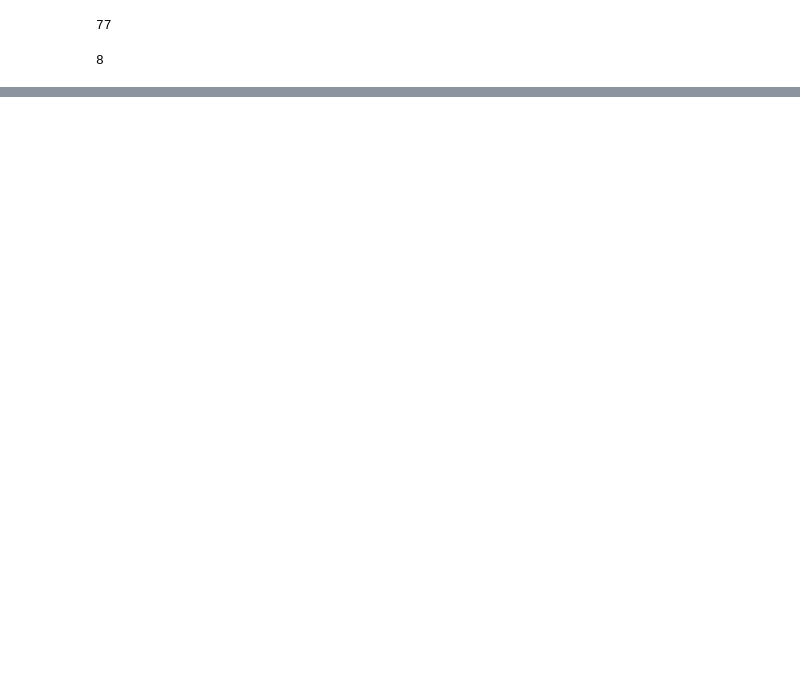
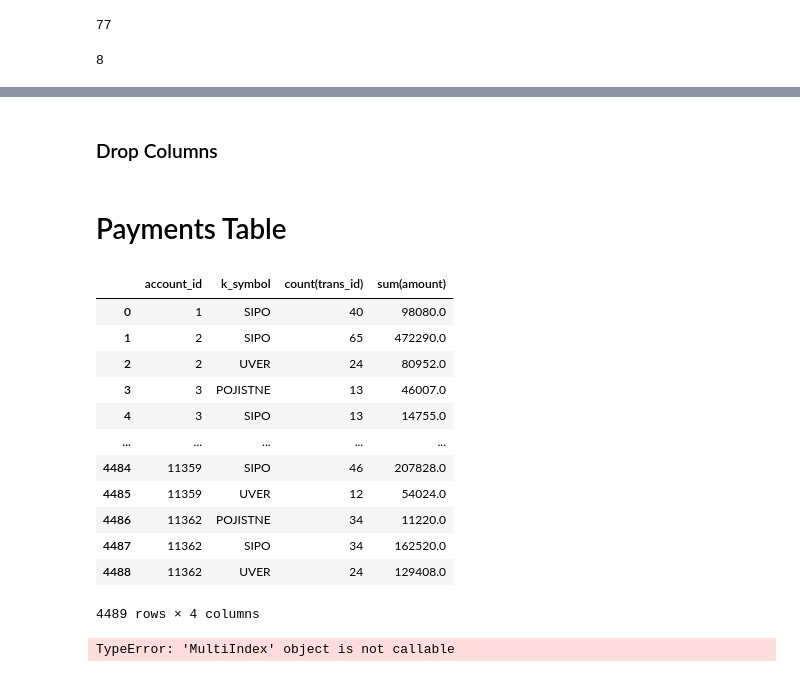
Before and after one commit to KarlDavidson/1000ml_Project5, a Jupyter notebook: Project5_Data_Discovery.ipynb, the cells around one changed output, grey strips where cells are left out. Saved outputs shown, nothing was run; the diff lists cells and outputs as text; code cells hidden in the pictures; blank space fills up the shorter version.

```diff
--- a/Project5_Data_Discovery.ipynb
+++ b/Project5_Data_Discovery.ipynb
@@ -122,0 +170,2 @@ loan_df.head()
+# %% [markdown]
+### Drop Columns
@@ -122,0 +200,18 @@ loan_df.head()
+# %% [markdown]
+# Payments Table
+# %%
+payment_df
+# %% [output]
+|  | account_id | k_symbol | count(trans_id) | sum(amount) |
+| 0 | 1 | SIPO | 40 | 98080.0 |
+| 1 | 2 | SIPO | 65 | 472290.0 |
+| 2 | 2 | UVER | 24 | 80952.0 |
+| 3 | 3 | POJISTNE | 13 | 46007.0 |
+| 4 | 3 | SIPO | 13 | 14755.0 |
+| ... | ... | ... | ... | ... |
+| 4484 | 11359 | SIPO | 46 | 207828.0 |
+| 4485 | 11359 | UVER | 12 | 54024.0 |
+| 4486 | 11362 | POJISTNE | 34 | 11220.0 |
+| 4487 | 11362 | SIPO | 34 | 162520.0 |
+| 4488 | 11362 | UVER | 24 | 129408.0 |
+4489 rows × 4 columns
@@ -122,0 +224,4 @@ loan_df.head()
+# %%
+new.columns()
+# %% [output]
+TypeError: 'MultiIndex' object is not callable
```
Also changed, not shown: parts of 25 cells of this notebook.
